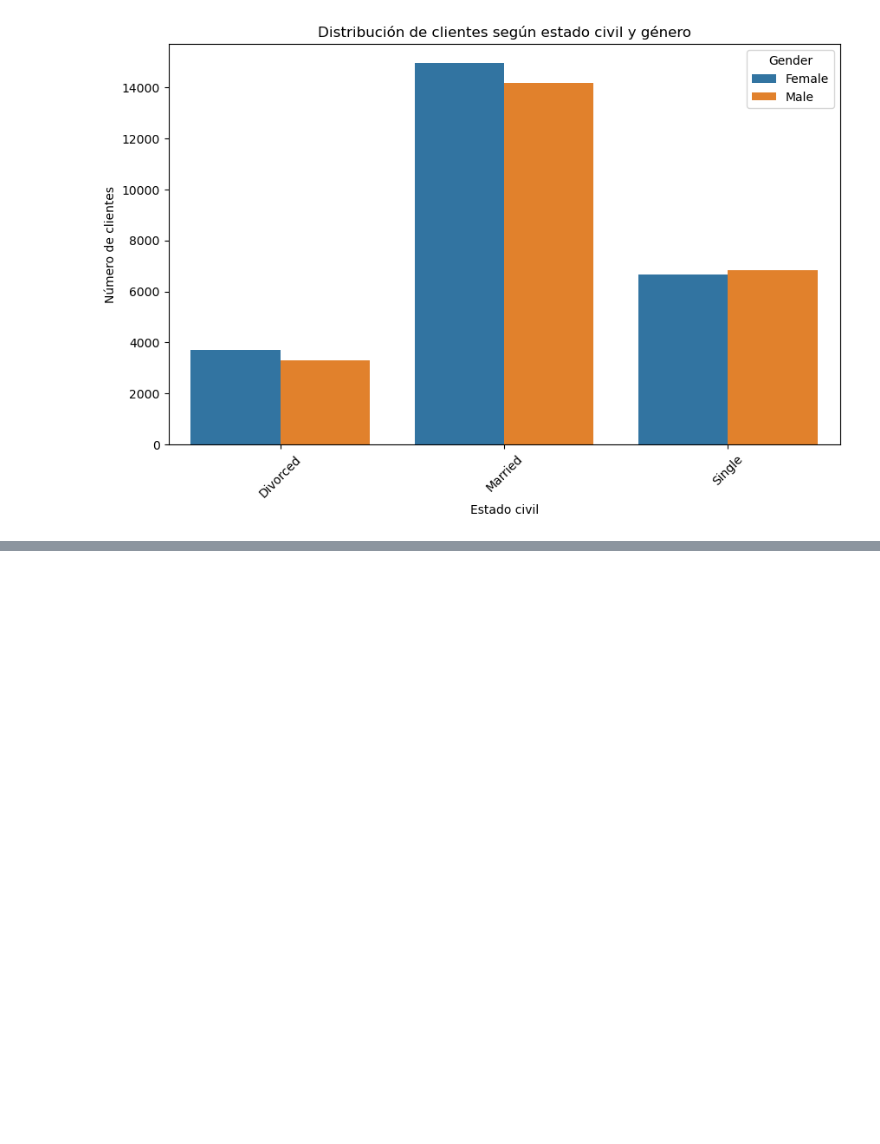
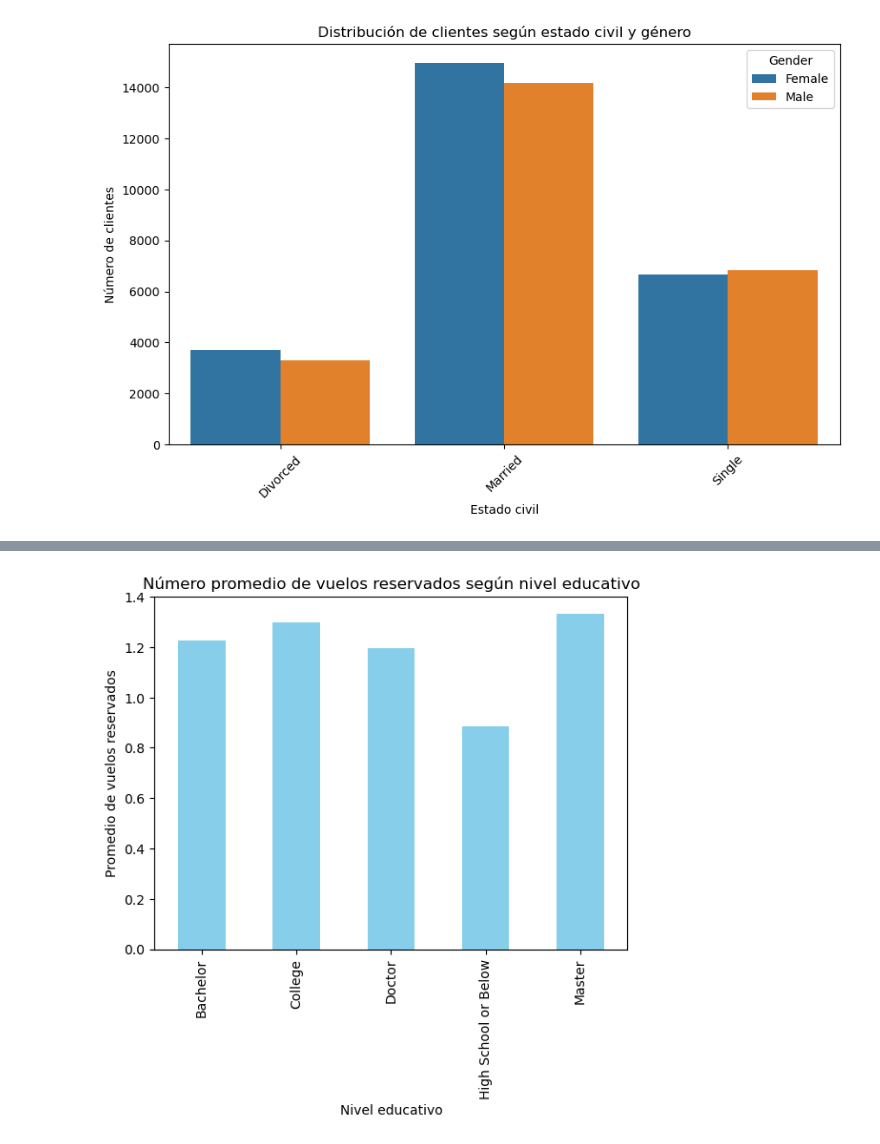
Before and after one commit to Adalab/bda-modulo-3-evaluacion-final-AnaIsabel8, a Jupyter notebook: Ejercicio_EVAL.3.ipynb, the cells around one changed output, grey strips where cells are left out. Saved outputs shown, nothing was run; the diff lists cells and outputs as text; code cells hidden in the pictures; blank space fills up the shorter version.

```diff
--- a/Ejercicio_EVAL.3.ipynb
+++ b/Ejercicio_EVAL.3.ipynb
@@ -495,3 +495,21 @@ plt.show()
 [figure]
 # %%
 # FASE 4
+
+# Filtrar columnas relevantes
+df_vuelos = df_final[["Flights Booked", "Education"]]
+
+# Eliminar valores nulos o negativos
+df_vuelos = df_vuelos[df_vuelos["Flights Booked"] >= 0]
+df_vuelos = df_vuelos.dropna(subset=["Flights Booked", "Education"])
+# %%
+# Agrupar por Education y calcular estadísticas descriptivas
+estadisticas_vuelos = df_vuelos.groupby("Education")["Flights Booked"].agg(
+    promedio="mean",
+    desviacion_estandar="std",
+    minimo="min",
+    maximo="max",
+    cuenta="count"
+)
+
+estadisticas_vuelos
@@ -497,0 +524,10 @@ plt.show()
+# %%
+
+
+estadisticas_vuelos["promedio"].plot(kind="bar", color="skyblue")
+plt.xlabel("Nivel educativo")
+plt.ylabel("Promedio de vuelos reservados")
+plt.title("Número promedio de vuelos reservados según nivel educativo")
+plt.show()
+# %% [output]
+[figure, added]
```
Also changed, not shown: parts of 1 cell of this notebook.
